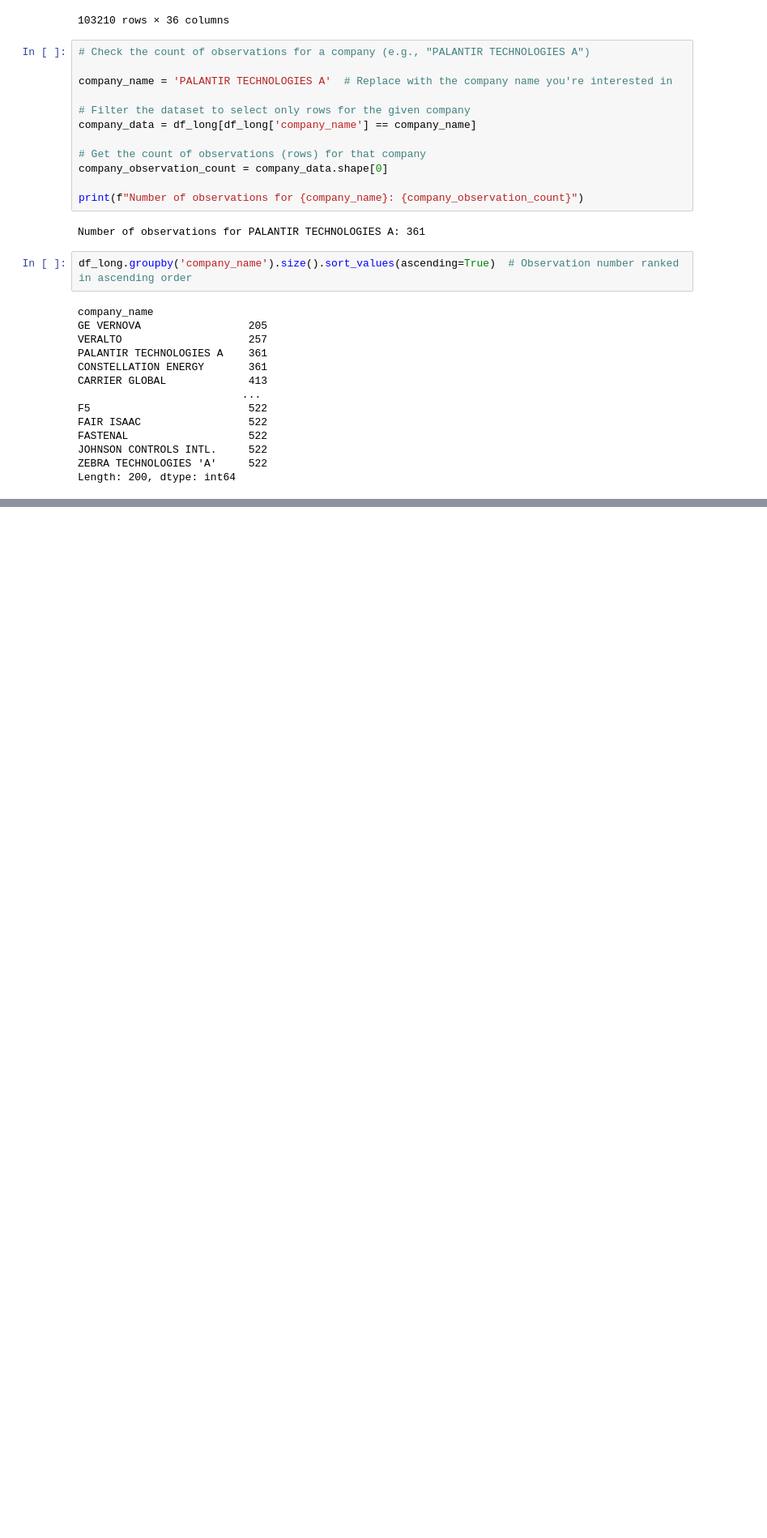
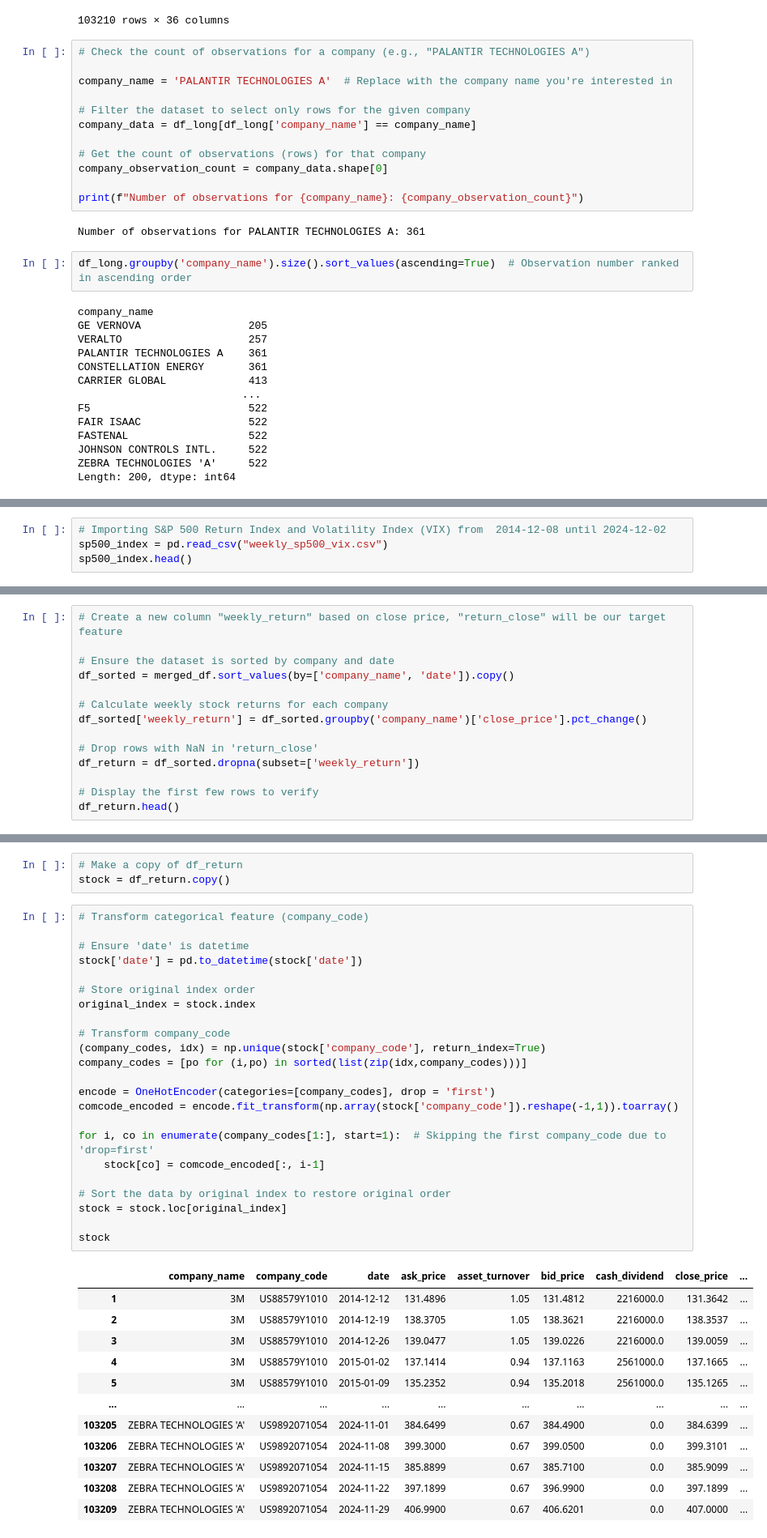
Before and after one commit to kaki1995/Project_Applying-AI-and-Large-Language-Models-in-Stock-Investment, a Jupyter notebook: Campus Challenge.ipynb, the cells around one changed output, grey strips where cells are left out. Shown: that part at 81% size. Drawn from its saved outputs; the diff is of its cells as text; blank space fills up the shorter version.

```diff
--- a/Campus Challenge.ipynb
+++ b/Campus Challenge.ipynb
@@ -397,0 +593,4 @@ df_long.groupby('company_name').size().sum() # Check the total obeservation numb
+# %%
+# Importing S&P 500 Return Index and Volatility Index (VIX) from  2014-12-08 until 2024-12-02
+sp500_index = pd.read_csv("weekly_sp500_vix.csv")
+sp500_index.head()
@@ -397,0 +720,14 @@ df_long.groupby('company_name').size().sum() # Check the total obeservation numb
+# %%
+# Create a new column "weekly_return" based on close price, "return_close" will be our target feature
+
+# Ensure the dataset is sorted by company and date
+df_sorted = merged_df.sort_values(by=['company_name', 'date']).copy()
+
+# Calculate weekly stock returns for each company
+df_sorted['weekly_return'] = df_sorted.groupby('company_name')['close_price'].pct_change()
+
+# Drop rows with NaN in 'return_close'
+df_return = df_sorted.dropna(subset=['weekly_return'])
+
+# Display the first few rows to verify
+df_return.head()
@@ -397,0 +752,39 @@ df_long.groupby('company_name').size().sum() # Check the total obeservation numb
+# %%
+# Make a copy of df_return
+stock = df_return.copy()
+# %%
+# Transform categorical feature (company_code)
+
+# Ensure 'date' is datetime
+stock['date'] = pd.to_datetime(stock['date'])
+
+# Store original index order
+original_index = stock.index
+
+# Transform company_code
+(company_codes, idx) = np.unique(stock['company_code'], return_index=True)
+company_codes = [po for (i,po) in sorted(list(zip(idx,company_codes)))]
+
+encode = OneHotEncoder(categories=[company_codes], drop = 'first')
+comcode_encoded = encode.fit_transform(np.array(stock['company_code']).reshape(-1,1)).toarray()
+
+for i, co in enumerate(company_codes[1:], start=1):  # Skipping the first company_code due to 'drop=first'
+    stock[co] = comcode_encoded[:, i-1]
+
+# Sort the data by original index to restore original order
+stock = stock.loc[original_index]
+
+stock
+# %% [output]
+|  | company_name | company_code | date | ask_price | asset_turnover | bid_price | cash_dividend | close_price | ... |
+| 1 | 3M | US88579Y1010 | 2014-12-12 | 131.4896 | 1.05 | 131.4812 | 2216000.0 | 131.3642 | ... |
+| 2 | 3M | US88579Y1010 | 2014-12-19 | 138.3705 | 1.05 | 138.3621 | 2216000.0 | 138.3537 | ... |
+| 3 | 3M | US88579Y1010 | 2014-12-26 | 139.0477 | 1.05 | 139.0226 | 2216000.0 | 139.0059 | ... |
+| 4 | 3M | US88579Y1010 | 2015-01-02 | 137.1414 | 0.94 | 137.1163 | 2561000.0 | 137.1665 | ... |
+| 5 | 3M | US88579Y1010 | 2015-01-09 | 135.2352 | 0.94 | 135.2018 | 2561000.0 | 135.1265 | ... |
+| ... | ... | ... | ... | ... | ... | ... | ... | ... | ... |
+| 103205 | ZEBRA TECHNOLOGIES 'A' | US9892071054 | 2024-11-01 | 384.6499 | 0.67 | 384.4900 | 0.0 | 384.6399 | ... |
+| 103206 | ZEBRA TECHNOLOGIES 'A' | US9892071054 | 2024-11-08 | 399.3000 | 0.67 | 399.0500 | 0.0 | 399.3101 | ... |
+| 103207 | ZEBRA TECHNOLOGIES 'A' | US9892071054 | 2024-11-15 | 385.8899 | 0.67 | 385.7100 | 0.0 | 385.9099 | ... |
+| 103208 | ZEBRA TECHNOLOGIES 'A' | US9892071054 | 2024-11-22 | 397.1899 | 0.67 | 396.9900 | 0.0 | 397.1899 | ... |
+| 103209 | ZEBRA TECHNOLOGIES 'A' | US9892071054 | 2024-11-29 | 406.9900 | 0.67 | 406.6201 | 0.0 | 407.0000 | ... |
```
Also changed, not shown: parts of 26 cells of this notebook, 1 other file.
